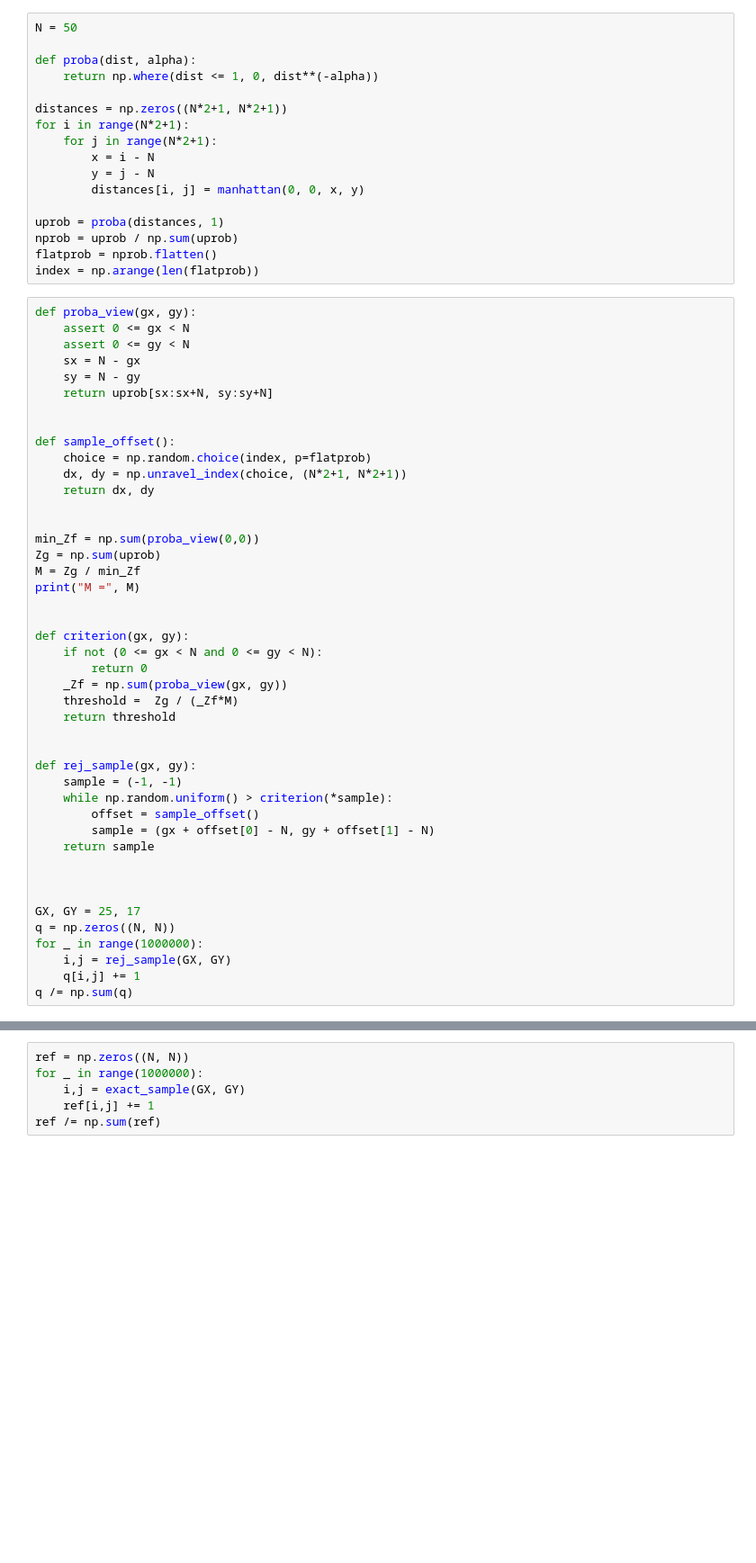
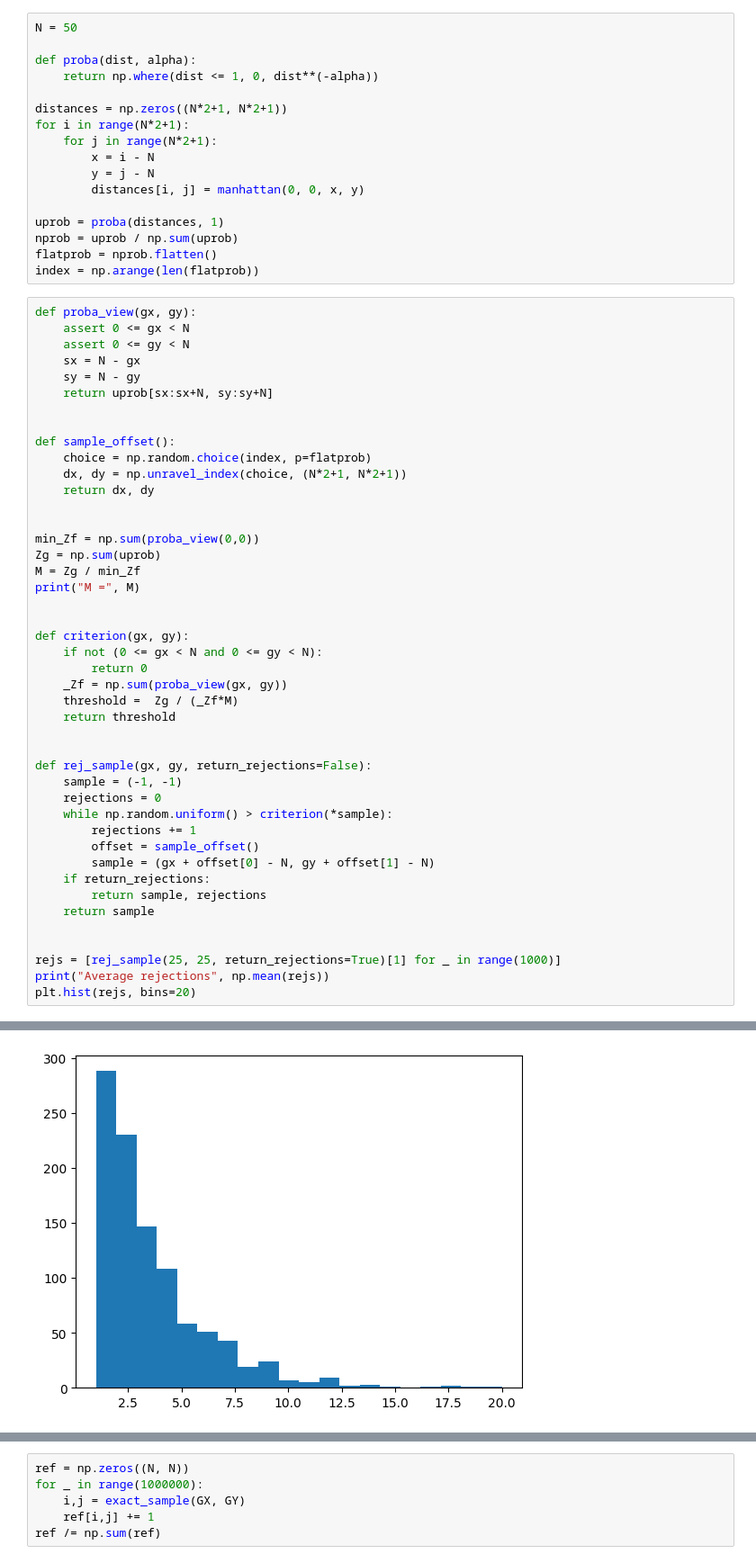
Before and after one commit to ricsi98/utvalasztas_verseny, a Jupyter notebook: eda.ipynb, the cells around one changed output, grey strips where cells are left out. Shown at 90% size. Cells and saved outputs as stored; diff of their text form; blank space fills up the shorter version.

```diff
--- a/eda.ipynb
+++ b/eda.ipynb
@@ -50,20 +50,20 @@ def criterion(gx, gy):
     return threshold
 
 
-def rej_sample(gx, gy):
+def rej_sample(gx, gy, return_rejections=False):
     sample = (-1, -1)
+    rejections = 0
     while np.random.uniform() > criterion(*sample):
+        rejections += 1
         offset = sample_offset()
         sample = (gx + offset[0] - N, gy + offset[1] - N)
+    if return_rejections:
+        return sample, rejections
     return sample
 
 
-
-GX, GY = 25, 17
-q = np.zeros((N, N))
-for _ in range(1000000):
-    i,j = rej_sample(GX, GY)
-    q[i,j] += 1
-q /= np.sum(q)
+rejs = [rej_sample(25, 25, return_rejections=True)[1] for _ in range(1000)]
+print("Average rejections", np.mean(rejs))
+plt.hist(rejs, bins=20)
 # %% [output]
 M = 3.881421369657451
@@ -69,0 +77 @@ M = 3.881421369657451
+[figure, added]
```
Also changed, not shown: parts of 4 cells of this notebook.
